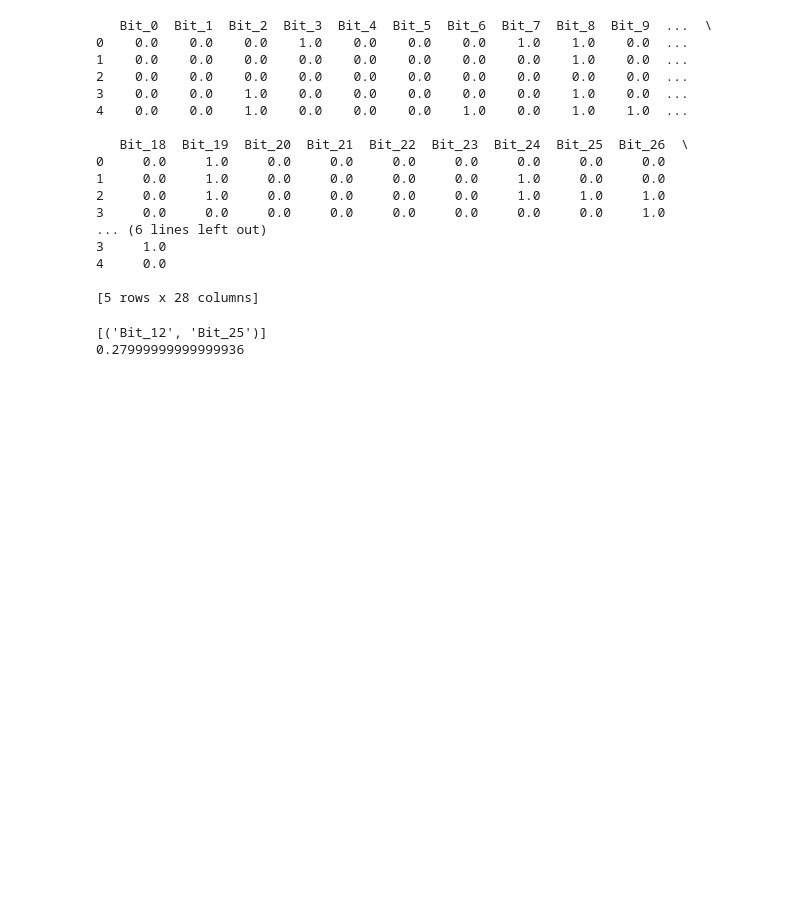
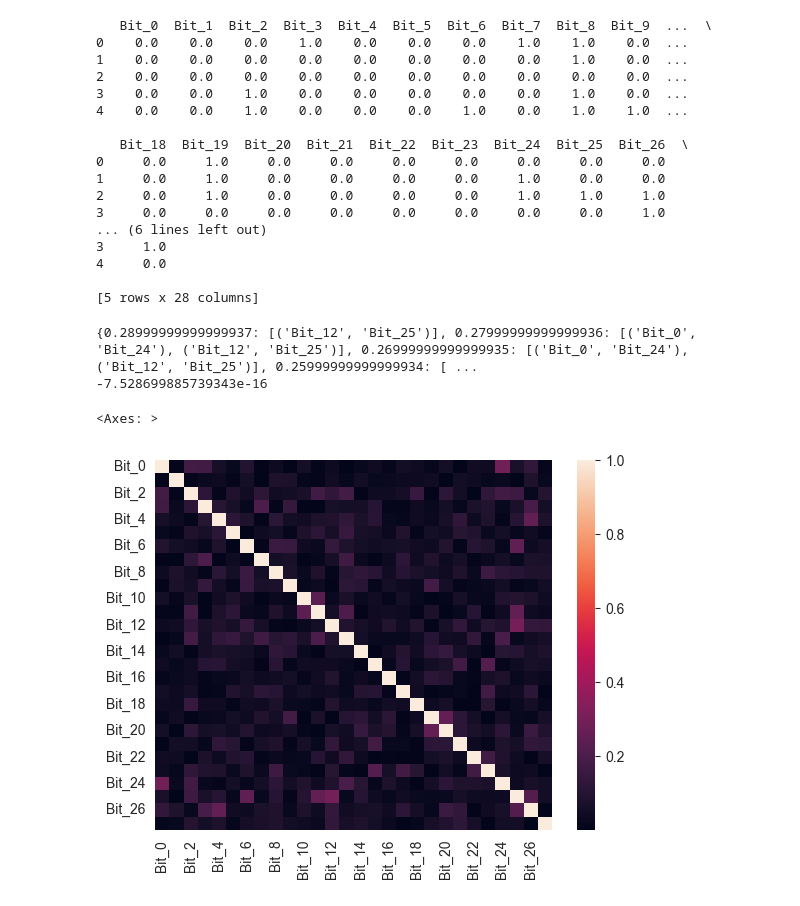
Before and after one commit to mad-cpi/qc_fujitsu, a Jupyter notebook: sandbox/dhruv/test_correlation.ipynb, the cells around one changed output. Saved outputs shown, nothing was run; the diff lists cells and outputs as text; code cells hidden in the pictures; blank space fills up the shorter version.

```diff
--- a/sandbox/dhruv/test_correlation.ipynb
+++ b/sandbox/dhruv/test_correlation.ipynb
@@ -18,16 +19,16 @@ df.head()
 | 3 | COc1cc2c(c(O)c1OC)OCC(c1cc(O)c(OC... | 0 | [0.0, 0.0, 1.0, 0.0, 0.0, 0.0, 0.... |
 | 4 | CCCN(CCC)c1ccc2nc3ccc(N(CCC)CCC)c... | 1 | [0.0, 0.0, 1.0, 0.0, 0.0, 0.0, 1.... |
 # %%
-# fplen = 1024
-#
-#
-# def smiles2ecfp(smi):
-#     fpgen = AllChem.GetMorganGenerator(radius=3, fpSize=fplen)
-#     m1 = Chem.MolFromSmiles(smi)
-#     return fpgen.GetFingerprintAsNumPy(m1)
-#
-#
-# df["ecfp"] = df.apply(lambda row: smiles2ecfp(row["SMILES"]), axis=1)
+fplen = 1024
+
+
+def smiles2ecfp(smi):
+    fpgen = AllChem.GetMorganGenerator(radius=3, fpSize=fplen)
+    m1 = Chem.MolFromSmiles(smi)
+    return fpgen.GetFingerprintAsNumPy(m1)
+
+
+df["ecfp"] = df.apply(lambda row: smiles2ecfp(row["SMILES"]), axis=1)
 # %% [markdown]
 ### Identifying highly correlated bits
 # %%
@@ -54,19 +55,26 @@ print(fps.head())
 
 [5 rows x 28 columns]
 # %%
-threshold = 1
-high_corr = []
-while len(high_corr) == 0:
-    corr = fps.corr(numeric_only=True).abs()
-    high_corr = [
-        (corr.index[x], corr.columns[y])
-        for x, y in zip(*(np.where(corr > threshold)))
-        if x != y and x < y
-    ]
+max_threshold = 1
+min_threshold = 0
+
+threshold = max_threshold
+high_corr = {}
+corr = fps.corr(numeric_only=True).abs()
+while threshold > min_threshold:
+    key = [(corr.index[x], corr.columns[y]) for x, y in zip(*(np.where(corr > threshold))) if x != y and x < y]
+    if len(key) > 0:
+        high_corr[threshold] = key
+
     threshold -= 0.01
     # TODO: larger groups & heatmap
 print(high_corr)
 print(threshold)
 # %% [output]
-[('Bit_12', 'Bit_25')]
-0.27999999999999936
+{0.28999999999999937: [('Bit_12', 'Bit_25')], 0.27999999999999936: [('Bit_0', 'Bit_24'), ('Bit_12', 'Bit_25')], 0.26999999999999935: [('Bit_0', 'Bit_24'), ('Bit_12', 'Bit_25')], 0.25999999999999934: [ ...
+-7.528699885739343e-16
+# %%
+sns.heatmap(corr)
+# %% [output]
+<Axes: >
+[figure, added]
```
Also changed, not shown: parts of 1 cell of this notebook, 1 other file.
